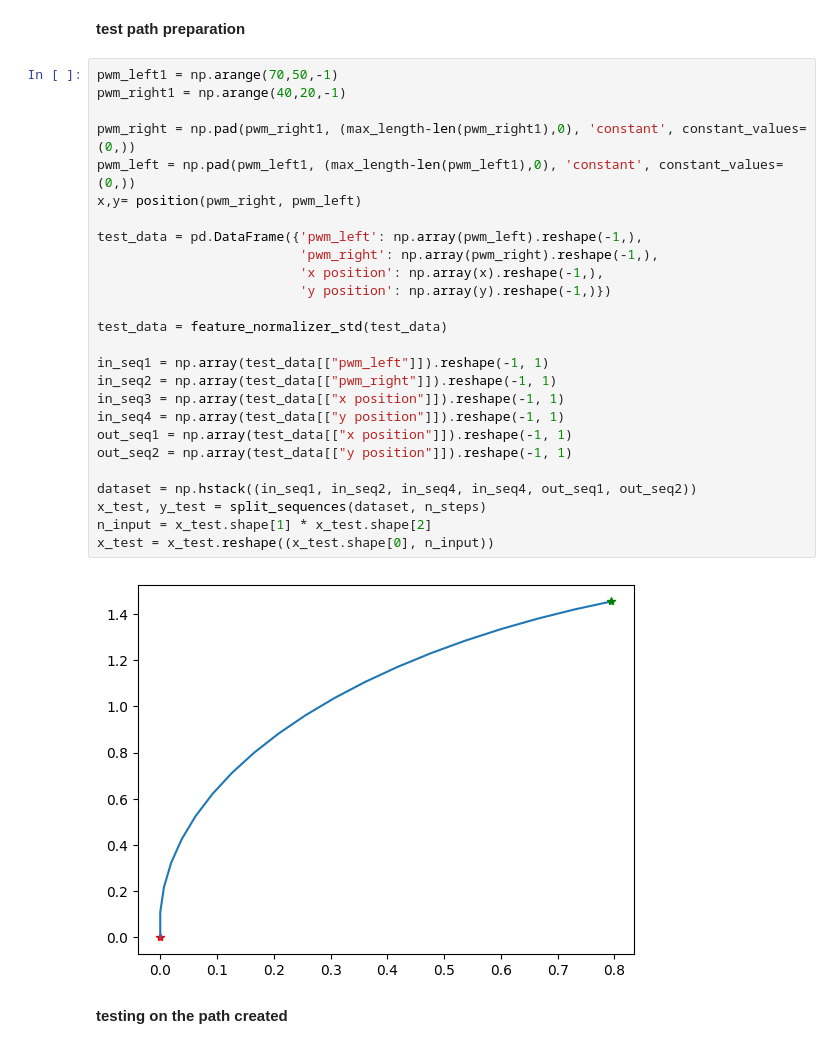
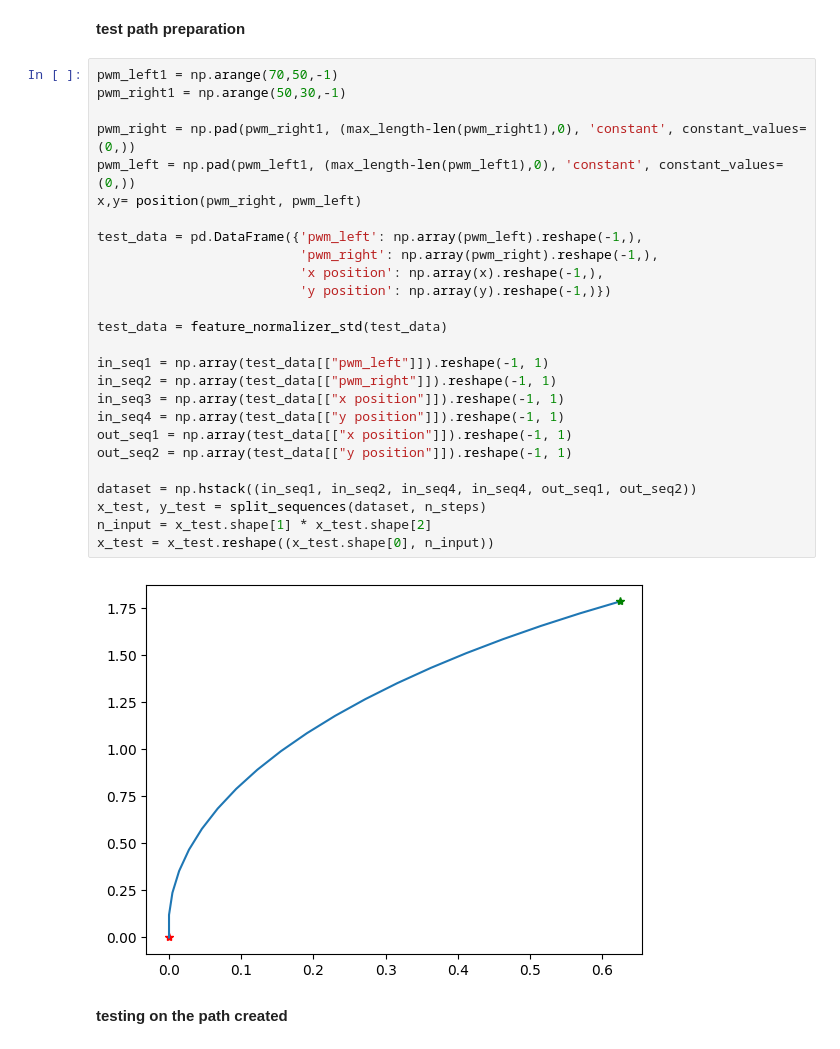
Before and after one commit to SinaRabiee/UGV_Obstacle_Avoidance, a Jupyter notebook: final.ipynb, the cells around one changed output. Cells and saved outputs as stored; diff of their text form.

```diff
--- a/final.ipynb
+++ b/final.ipynb
@@ -519,32 +519,32 @@ plt.show()
 **test path preparation**
 # %%
 pwm_left1 = np.arange(70,50,-1)
-pwm_right1 = np.arange(40,20,-1)
+pwm_right1 = np.arange(50,30,-1)
 
 pwm_right = np.pad(pwm_right1, (max_length-len(pwm_right1),0), 'constant', constant_values=(0,))
 pwm_left = np.pad(pwm_left1, (max_length-len(pwm_left1),0), 'constant', constant_values=(0,))
 x,y= position(pwm_right, pwm_left)
 
 test_data = pd.DataFrame({'pwm_left': np.array(pwm_left).reshape(-1,),
                           'pwm_right': np.array(pwm_right).reshape(-1,),
                           'x position': np.array(x).reshape(-1,),
                           'y position': np.array(y).reshape(-1,)})
 
 test_data = feature_normalizer_std(test_data)
 
 in_seq1 = np.array(test_data[["pwm_left"]]).reshape(-1, 1)
 in_seq2 = np.array(test_data[["pwm_right"]]).reshape(-1, 1)
 in_seq3 = np.array(test_data[["x position"]]).reshape(-1, 1)
 in_seq4 = np.array(test_data[["y position"]]).reshape(-1, 1)
 out_seq1 = np.array(test_data[["x position"]]).reshape(-1, 1)
 out_seq2 = np.array(test_data[["y position"]]).reshape(-1, 1)
 
 dataset = np.hstack((in_seq1, in_seq2, in_seq4, in_seq4, out_seq1, out_seq2))
 x_test, y_test = split_sequences(dataset, n_steps)
 n_input = x_test.shape[1] * x_test.shape[2]
 x_test = x_test.reshape((x_test.shape[0], n_input))
 # %% [output]
-[figure, old version]
+[figure, new version]
 # %% [markdown]
 **testing on the path created**
 # %%
```
Also changed, not shown: parts of 5 cells of this notebook, 2 other files.
